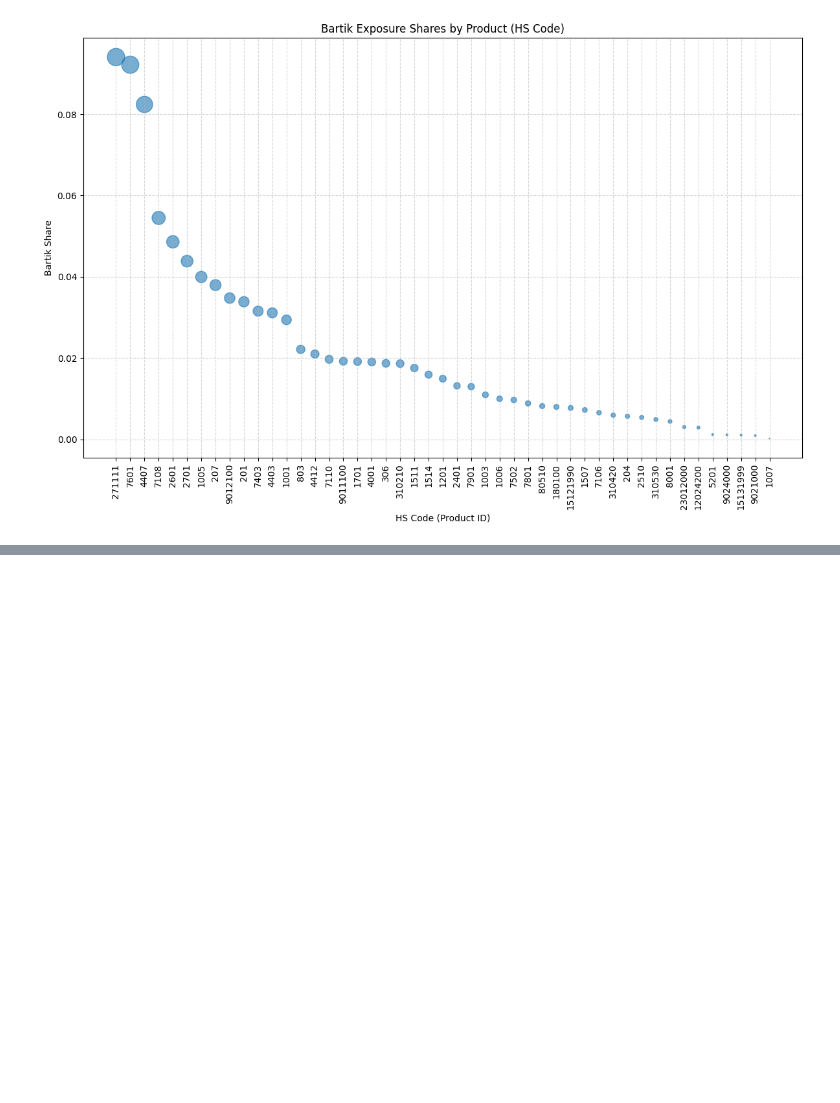
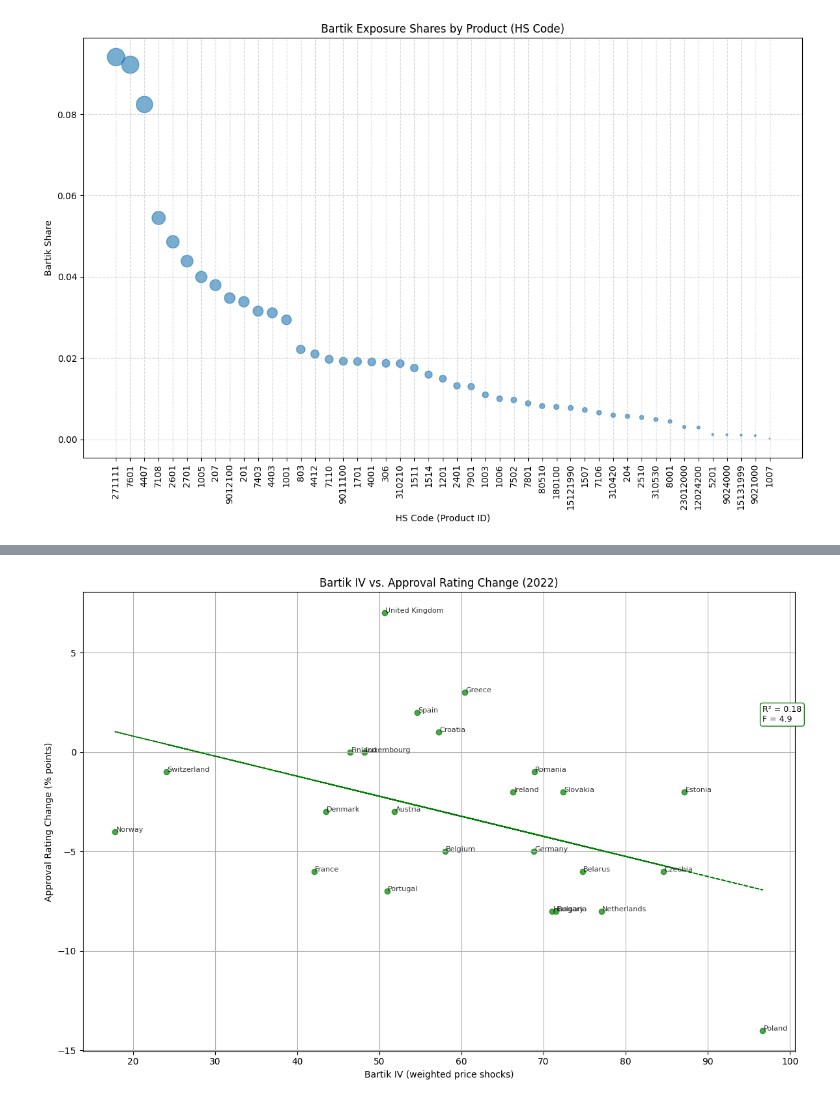
Before and after one commit to JeanLucaSchindler/CAPSTONE, a Jupyter notebook: test_design/merge.ipynb, the cells around one changed output, grey strips where cells are left out. Saved outputs shown, nothing was run; the diff lists cells and outputs as text; code cells hidden in the pictures; blank space fills up the shorter version.

```diff
--- a/test_design/merge.ipynb
+++ b/test_design/merge.ipynb
@@ -449,0 +280,67 @@ plt.show()
+# %%
+approvals = pd.read_csv('../Design/data/Approvals_cleaned.csv')
+# %%
+approvals.drop(columns=['Sweden', 'Italy'], inplace=True)
+# %%
+# for each country return change in approval rating from 2022-01-01 to 2022-05-01
+
+def compute_approval_change(start_date, end_date):
+    df = approvals.copy()
+    df['Date'] = pd.to_datetime(df['Date'])  # ensure datetime format
+
+    # Convert wide to long format
+    df_long = df.melt(id_vars='Date', var_name='country', value_name='approval')
+
+    # Filter date range
+    df_long = df_long[(df_long['Date'] >= start_date) & (df_long['Date'] <= end_date)]
+
+    # Calculate change from start to end per country
+    start_approvals = df_long[df_long['Date'] == pd.to_datetime(start_date)]
+    end_approvals = df_long[df_long['Date'] == pd.to_datetime(end_date)]
+
+    merged = pd.merge(start_approvals, end_approvals, on='country', suffixes=('_start', '_end'))
+    merged['approval_change'] = merged['approval_end'] - merged['approval_start']
+
+    return merged[['country', 'approval_change']]
+
+approval_change = compute_approval_change('2022-06-01', '2022-12-01')
+
+# Start plot
+plt.figure(figsize=(12, 8))
+
+# Merge with Bartik data
+merged = bartik.merge(approval_change, on='country', how='left')
+merged = merged[merged['country'].isin(europe_or_nearby)]
+merged = merged.dropna(subset=['approval_change'])
+
+# Plot points
+plt.scatter(merged['bartik_iv'], merged['approval_change'], alpha=0.7, color='green')
+
+# Add country name labels to each point
+for _, row in merged.iterrows():
+    plt.text(row['bartik_iv'] + 0.1, row['approval_change'], row['country'], fontsize=8, alpha=0.8)
+
+# OLS regression
+X_ols = sm.add_constant(merged['bartik_iv'])
+model = sm.OLS(merged['approval_change'], X_ols).fit()
+y_pred = model.predict(X_ols)
+
+# Plot regression line
+plt.plot(merged['bartik_iv'], y_pred, linestyle='--', linewidth=1.2, color='green')
+
+# Add stats box
+r2 = model.rsquared
+fstat = model.fvalue
+textstr = f'R² = {r2:.2f}\nF = {fstat:.1f}'
+plt.text(max(merged['bartik_iv']), max(y_pred) + 0.5, textstr,
+         fontsize=9, bbox=dict(facecolor='white', edgecolor='green', boxstyle='round,pad=0.3'))
+
+# Labels and formatting
+plt.title("Bartik IV vs. Approval Rating Change (2022)")
+plt.xlabel("Bartik IV (weighted price shocks)")
+plt.ylabel("Approval Rating Change (% points)")
+plt.grid(True)
+plt.tight_layout()
+plt.show()
+# %% [output]
+[figure, added]
```
Also changed, not shown: parts of 11 cells of this notebook.
